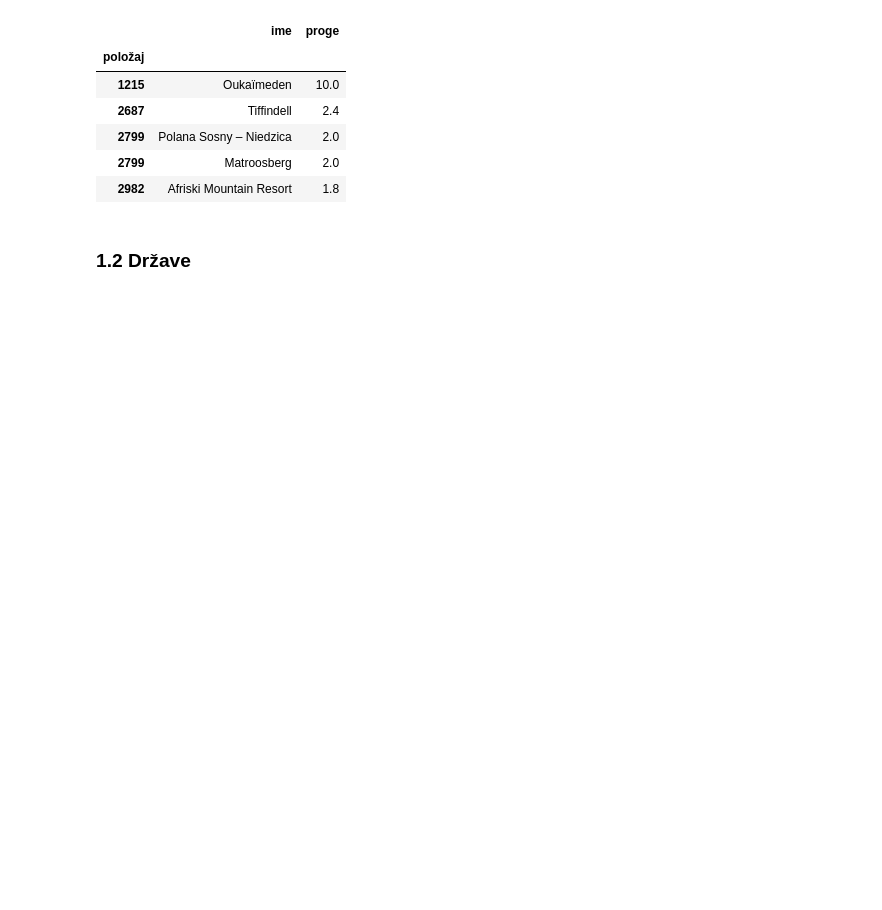
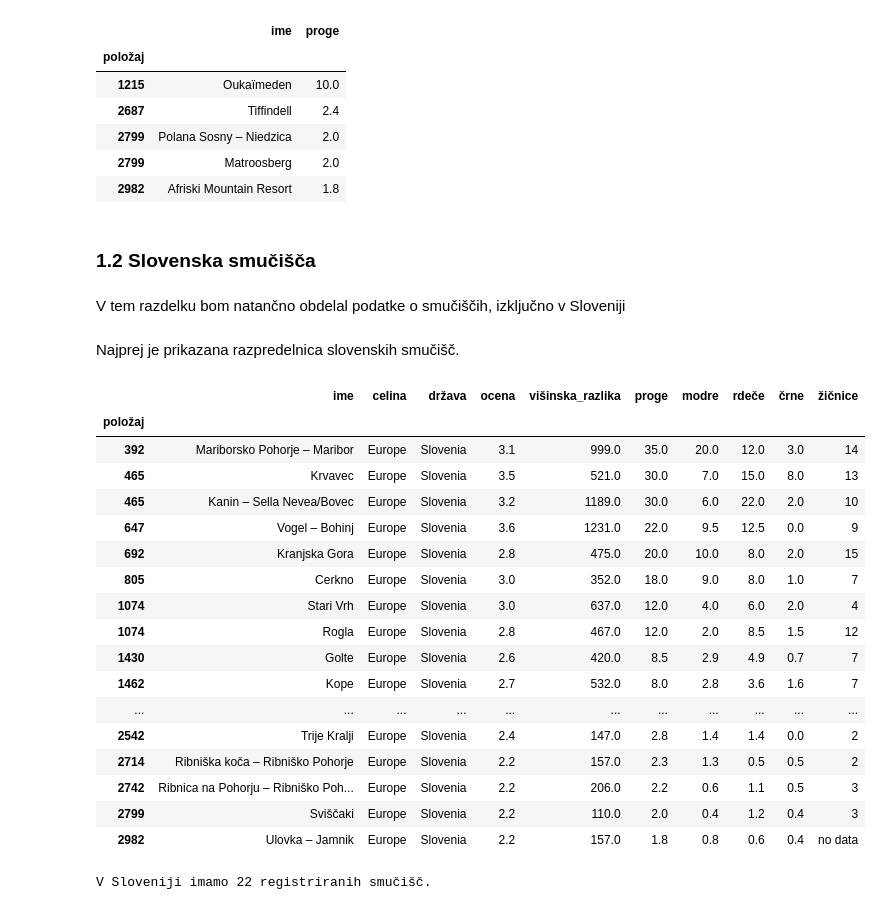
Before and after one commit to NejcZibret/ProjektnaNaloga2024, a Jupyter notebook: analiza.ipynb, the cells around one changed output. Drawn from its saved outputs; the diff is of its cells as text; code cells hidden in the pictures; blank space fills up the shorter version.

```diff
--- a/analiza.ipynb
+++ b/analiza.ipynb
@@ -93,4 +85,34 @@ smucisca[smucisca['celina'] == 'Africa'][['ime', 'proge']]
 | 2799 | Matroosberg | 2.0 |
 | 2982 | Afriski Mountain Resort | 1.8 |
 # %% [markdown]
-# <h3>1.2 Države</h3>
+# <h3>1.2 Slovenska smučišča</h3>
+# %% [markdown]
+V tem razdelku bom natančno obdelal podatke o smučiščih, izključno v Sloveniji
+# %% [markdown]
+Najprej je prikazana razpredelnica slovenskih smučišč.
+# %%
+slovenska_smucisca = smucisca[smucisca['država']== 'Slovenia']
+slovenska_smucisca.head(22)
+# %% [output]
+|  | ime | celina | država | ocena | višinska_razlika | proge | modre | rdeče | črne | žičnice |
+| položaj |  |  |  |  |  |  |  |  |  |  |
+| 392 | Mariborsko Pohorje – Maribor | Europe | Slovenia | 3.1 | 999.0 | 35.0 | 20.0 | 12.0 | 3.0 | 14 |
+| 465 | Krvavec | Europe | Slovenia | 3.5 | 521.0 | 30.0 | 7.0 | 15.0 | 8.0 | 13 |
+| 465 | Kanin – Sella Nevea/Bovec | Europe | Slovenia | 3.2 | 1189.0 | 30.0 | 6.0 | 22.0 | 2.0 | 10 |
+| 647 | Vogel – Bohinj | Europe | Slovenia | 3.6 | 1231.0 | 22.0 | 9.5 | 12.5 | 0.0 | 9 |
+| 692 | Kranjska Gora | Europe | Slovenia | 2.8 | 475.0 | 20.0 | 10.0 | 8.0 | 2.0 | 15 |
+| 805 | Cerkno | Europe | Slovenia | 3.0 | 352.0 | 18.0 | 9.0 | 8.0 | 1.0 | 7 |
+| 1074 | Stari Vrh | Europe | Slovenia | 3.0 | 637.0 | 12.0 | 4.0 | 6.0 | 2.0 | 4 |
+| 1074 | Rogla | Europe | Slovenia | 2.8 | 467.0 | 12.0 | 2.0 | 8.5 | 1.5 | 12 |
+| 1430 | Golte | Europe | Slovenia | 2.6 | 420.0 | 8.5 | 2.9 | 4.9 | 0.7 | 7 |
+| 1462 | Kope | Europe | Slovenia | 2.7 | 532.0 | 8.0 | 2.8 | 3.6 | 1.6 | 7 |
+| ... | ... | ... | ... | ... | ... | ... | ... | ... | ... | ... |
+| 2542 | Trije Kralji | Europe | Slovenia | 2.4 | 147.0 | 2.8 | 1.4 | 1.4 | 0.0 | 2 |
+| 2714 | Ribniška koča – Ribniško Pohorje | Europe | Slovenia | 2.2 | 157.0 | 2.3 | 1.3 | 0.5 | 0.5 | 2 |
+| 2742 | Ribnica na Pohorju – Ribniško Poh... | Europe | Slovenia | 2.2 | 206.0 | 2.2 | 0.6 | 1.1 | 0.5 | 3 |
+| 2799 | Sviščaki | Europe | Slovenia | 2.2 | 110.0 | 2.0 | 0.4 | 1.2 | 0.4 | 3 |
+| 2982 | Ulovka – Jamnik | Europe | Slovenia | 2.2 | 157.0 | 1.8 | 0.8 | 0.6 | 0.4 | no data |
+# %%
+print(f'V Sloveniji imamo {len(slovenska_smucisca)} registriranih smučišč.')
+# %% [output]
+V Sloveniji imamo 22 registriranih smučišč.
```
Also changed, not shown: parts of 22 cells of this notebook, 3 other files.
